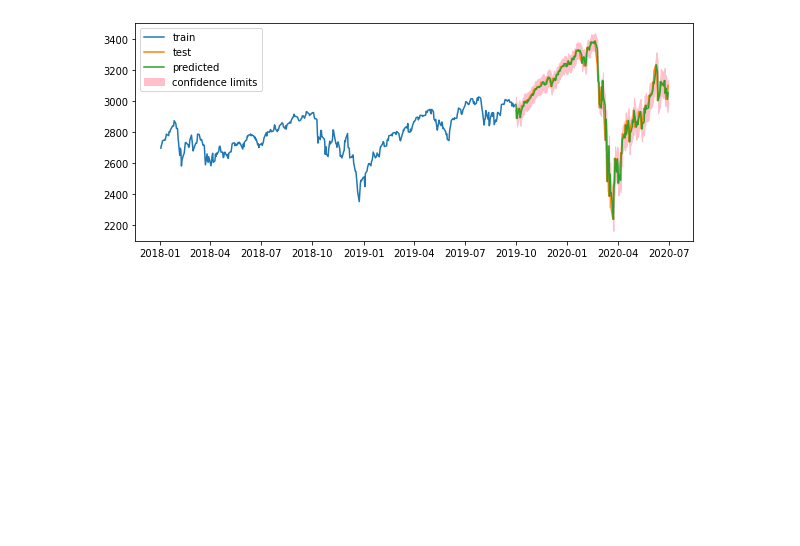
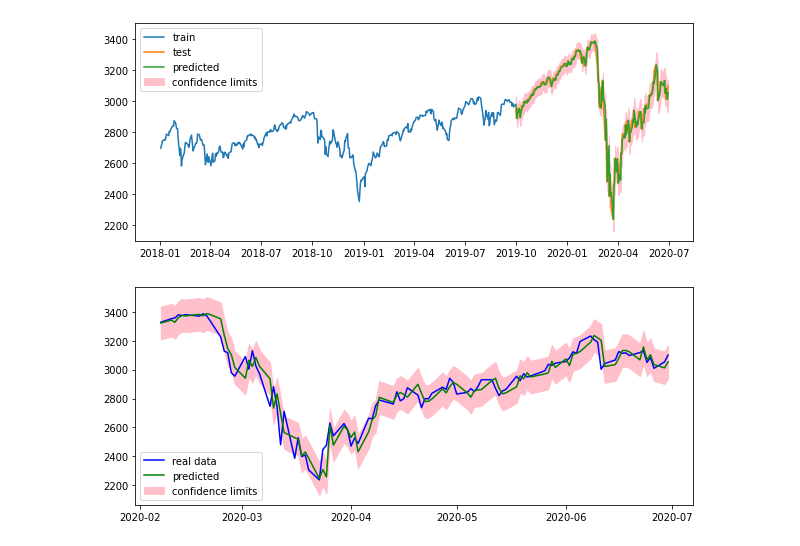
Before and after one commit to jbogocz/arima_garch, a Jupyter notebook: arima.ipynb, the cells around one changed output. Cells and saved outputs as stored; diff of their text form; code cells hidden in the pictures; blank space fills up the shorter version.

Commit message:
plot one-step-forecast with confidence limits

```diff
--- a/arima.ipynb
+++ b/arima.ipynb
@@ -299,3 +299,18 @@ predictions = one_step_forecast.predicted_mean
 confidence_intervals = one_step_forecast.conf_int()
 lower_limits = confidence_intervals['lower Close']
 upper_limits = confidence_intervals['upper Close']
+# %%
+# Plot real data
+plt.figure(figsize=(10,4))
+plt.plot(test.index[-100:], test[-100:],
+         color='b', label='real data')
+# Plot predictions
+plt.plot(predictions.index, predictions,
+         color='g', label='predicted')
+# Plot confidence limits
+plt.fill_between(lower_limits.index, lower_limits,
+		 upper_limits, color='pink', label='confidence limits')
+plt.legend()
+plt.show()
+# %% [output]
+[figure, added]
```
